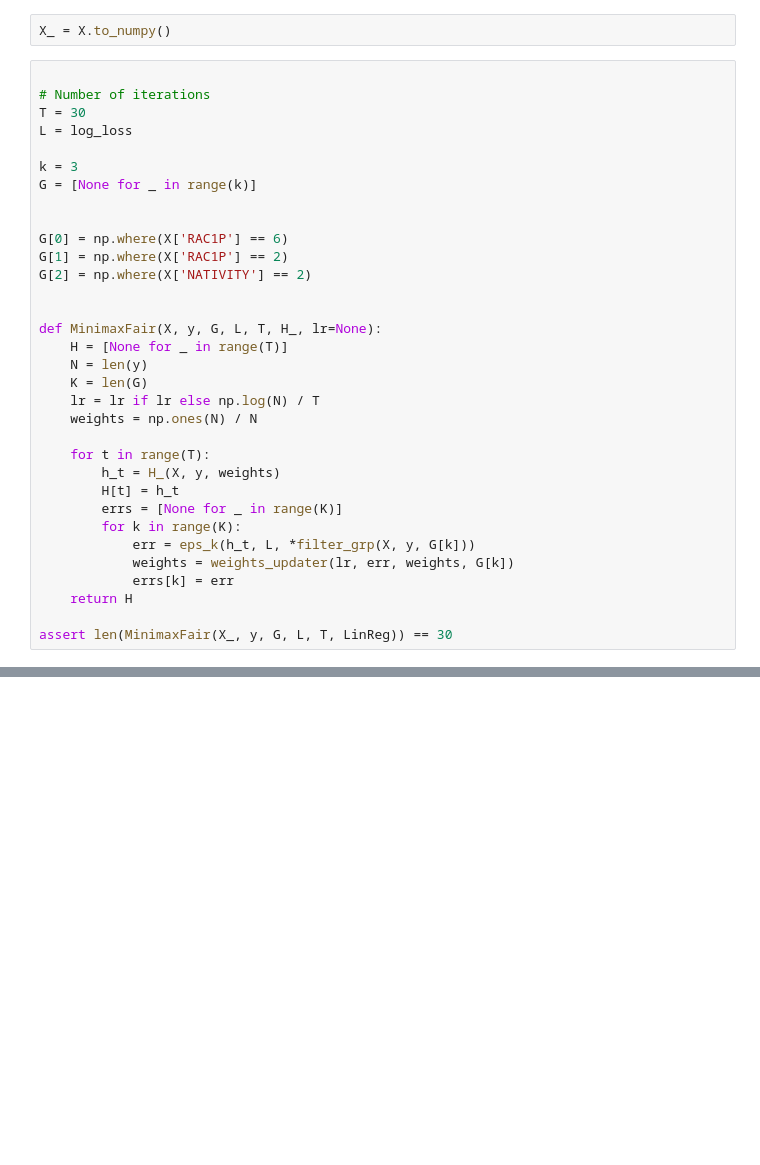
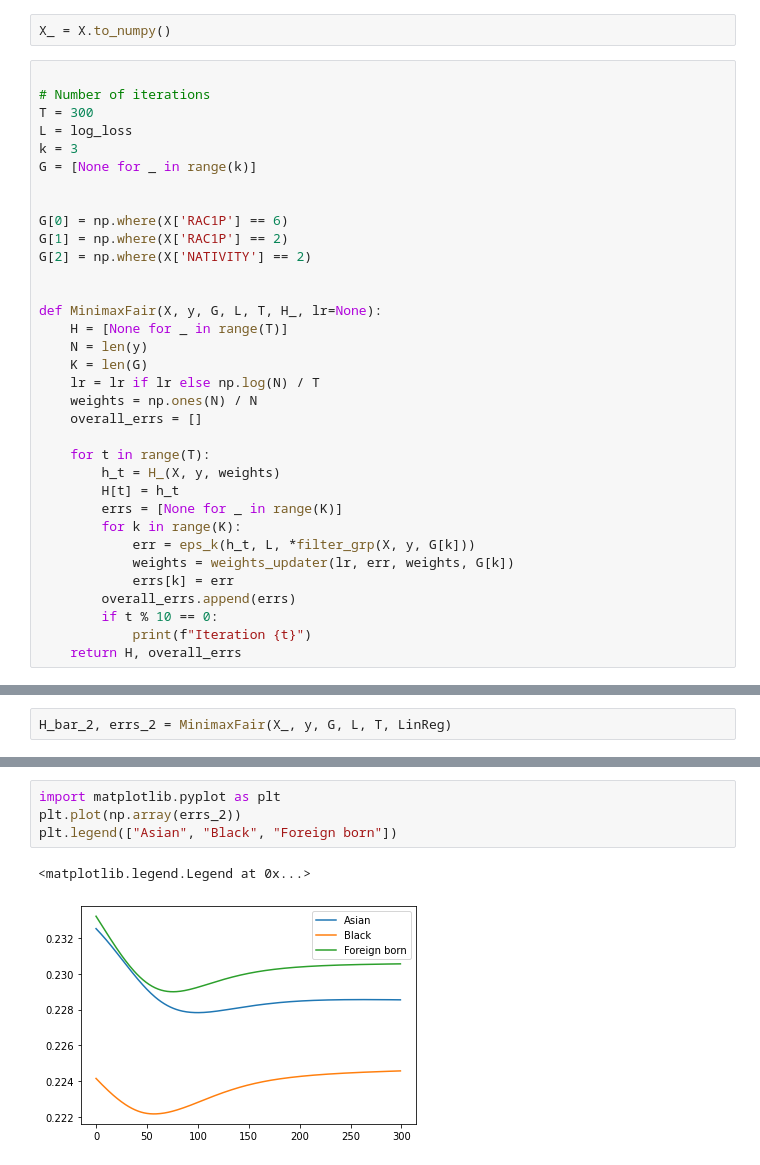
Before and after one commit to rohangpta/minimax-fairness, a Jupyter notebook: experiments.ipynb, the cells around one changed output, grey strips where cells are left out. Drawn from its saved outputs; the diff is of its cells as text; blank space fills up the shorter version.

Commit message:
some plots and good results

```diff
--- a/experiments.ipynb
+++ b/experiments.ipynb
@@ -52,9 +76,8 @@ X_ = X.to_numpy()
 # %%
 
 # Number of iterations
-T = 30
+T = 300
 L = log_loss
-
 k = 3
 G = [None for _ in range(k)]
 
@@ -70,6 +93,7 @@ def MinimaxFair(X, y, G, L, T, H_, lr=None):
     K = len(G)
     lr = lr if lr else np.log(N) / T
     weights = np.ones(N) / N
+    overall_errs = []
 
     for t in range(T):
         h_t = H_(X, y, weights)
@@ -79,6 +103,7 @@ def MinimaxFair(X, y, G, L, T, H_, lr=None):
             err = eps_k(h_t, L, *filter_grp(X, y, G[k]))
             weights = weights_updater(lr, err, weights, G[k])
             errs[k] = err
-    return H
-
-assert len(MinimaxFair(X_, y, G, L, T, LinReg)) == 30
+        overall_errs.append(errs)
+        if t % 10 == 0:
+            print(f"Iteration {t}")
+    return H, overall_errs
@@ -84,0 +139,2 @@ assert len(MinimaxFair(X_, y, G, L, T, LinReg)) == 30
+# %%
+H_bar_2, errs_2 = MinimaxFair(X_, y, G, L, T, LinReg)
@@ -84,0 +178,7 @@ assert len(MinimaxFair(X_, y, G, L, T, LinReg)) == 30
+# %%
+import matplotlib.pyplot as plt
+plt.plot(np.array(errs_2))
+plt.legend(["Asian", "Black", "Foreign born"])
+# %% [output]
+<matplotlib.legend.Legend at 0x...>
+[figure, added]
```
Also changed, not shown: parts of 8 cells of this notebook, 1 other file.
